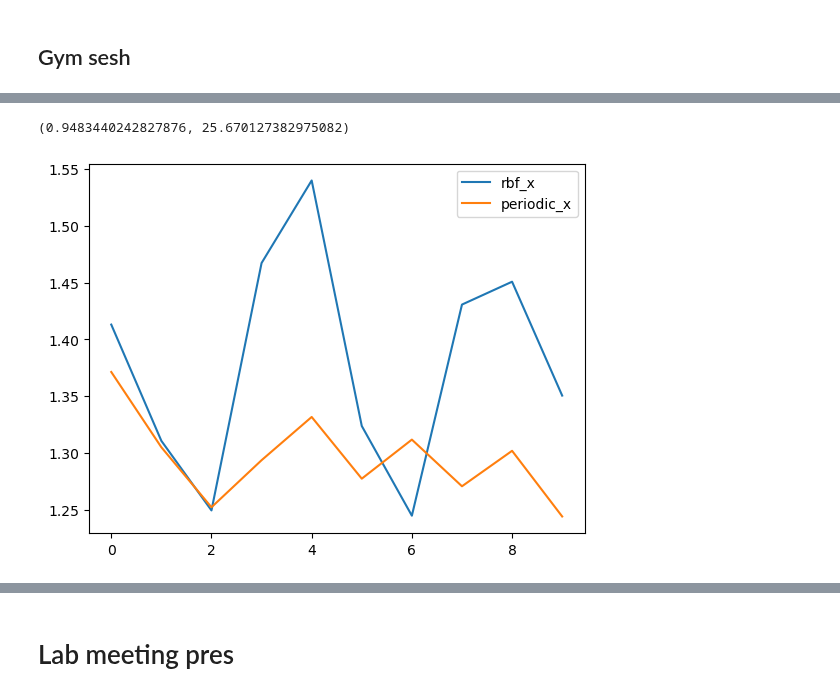
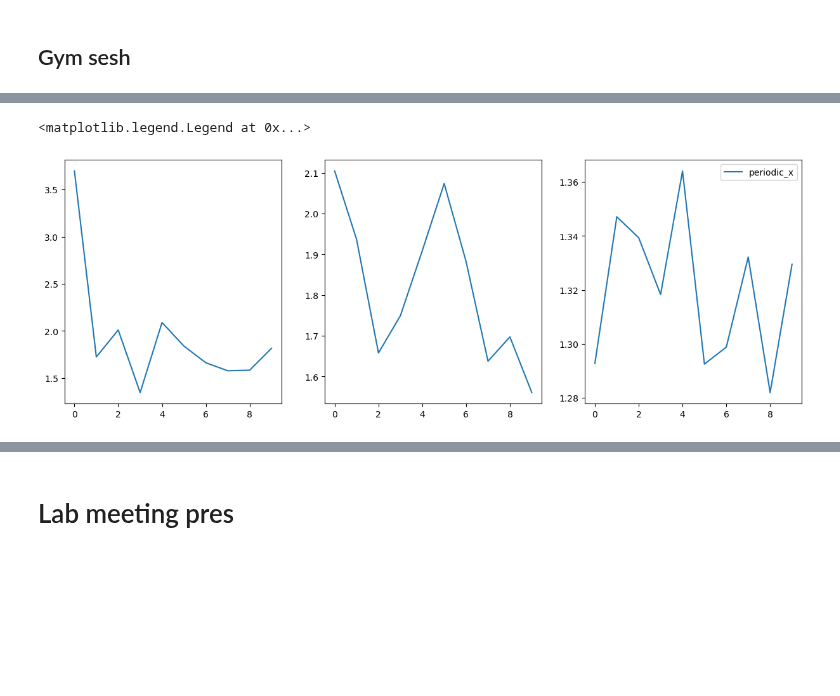
Before and after one commit to tgham/context_exploration, a Jupyter notebook: GP_worlds.ipynb, the cells around one changed output, grey strips where cells are left out. Drawn from its saved outputs; the diff is of its cells as text; code cells hidden in the pictures; blank space fills up the shorter version.

```diff
--- a/GP_worlds.ipynb
+++ b/GP_worlds.ipynb
@@ -1021,11 +1027,9 @@ True kernel:  rbf
-# %%
-# plt.plot(np.arange(n_episodes), episode_scores)
-for k in range(1,3):
-    mean_score = np.mean(scores[k,:,:], axis = 0)
-    # plt.plot(np.arange(n_episodes), scores.T)
-    plt.plot(np.arange(n_episodes), mean_score, label = true_ks[k])
-plt.legend()
-scores.min(), scores.max()
-# %% [output]
-(0.9483440242827876, 25.670127382975082)
-[figure, removed]
+# %%
+## plot scores as lineplot
+fig, axs = plt.subplots(1, n_ks, figsize=(5*n_ks, 5))
+for ki, true_k in enumerate(true_ks):
+    axs[ki].plot(np.arange(n_episodes), np.mean(scores[ki], axis = 0), label = true_k)
+plt.legend()
+# %% [output]
+<matplotlib.legend.Legend at 0x...>
+[figure, added]
```
Also changed, not shown: parts of 6 cells of this notebook, 2 other files.
